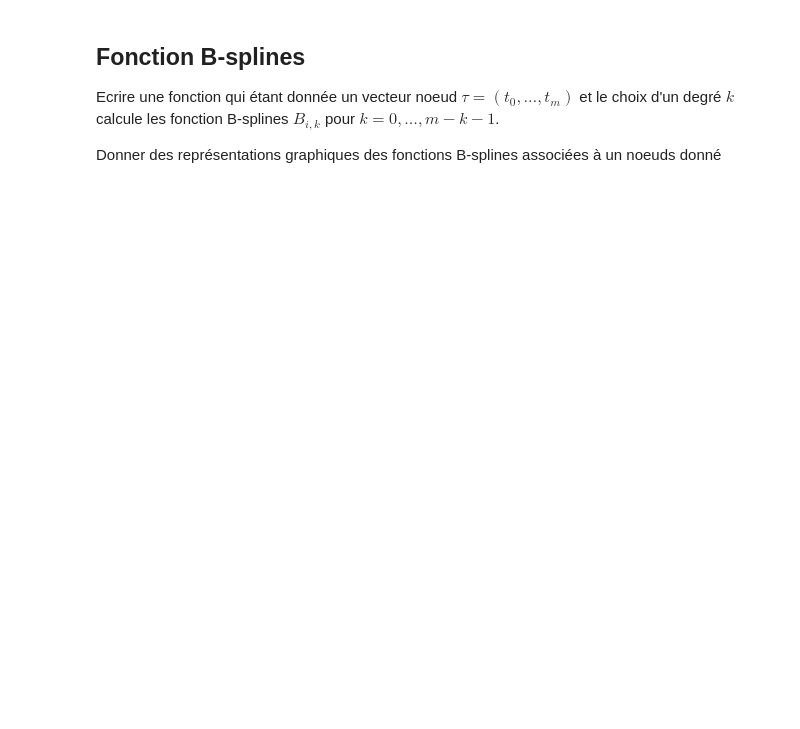
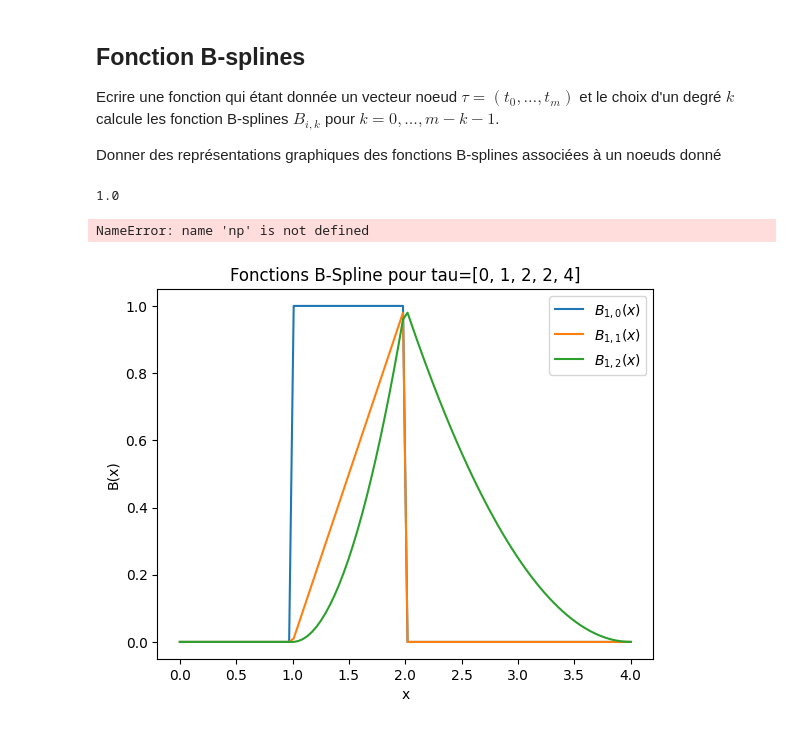
Before and after one commit to zshelali/UTBM-Math, a Jupyter notebook: IT44/TP3-Béziers-et-B-splines/Bezier.ipynb, the cells around one changed output. Saved outputs shown, nothing was run; the diff lists cells and outputs as text; code cells hidden in the pictures; blank space fills up the shorter version.

```diff
--- a/IT44/TP3-Béziers-et-B-splines/Bezier.ipynb
+++ b/IT44/TP3-Béziers-et-B-splines/Bezier.ipynb
@@ -38,3 +104,49 @@ Comparer les temps d'exécution du tracé avec la méthode de de Casteljau.
 Ecrire une fonction qui étant donnée un vecteur noeud $\tau=(t_0,\dots, t_m)$ et le choix d'un degré $k$ calcule les fonction B-splines $B_{i,k}$ pour $k=0,\dots,m-k-1$.
 
 Donner des représentations graphiques des fonctions B-splines associées à un noeuds donné
+# %%
+def w(x, i, j, tau):
+    """
+    Calcule w_i,j (x) pour le vecteur noeud `tau`
+    """
+    if tau[i] < tau[i + j]:
+        return (x - tau[i]) / (tau[i + j]-tau[i])
+    else:
+        return 0
+# %%
+def b(x, i, k, tau):
+    """
+    Calcule B_i,k (x) pour le vecteur noeud `tau`
+    """
+    if k == 0:
+        return 1 if tau[i] <= x < tau[i + 1] else 0
+    else:
+        w1 = w(x, i, k, tau)
+        w2 = 1 - w(x, i + 1, k, tau)
+        return w1 * b(x, i, k - 1, tau) + w2 * b(x, i + 1, k - 1, tau)
+# %%
+b(2, 1, 2, [0, 1, 2, 2, 4])
+# %% [output]
+1.0
+# %%
+def plot_bspline(i, k, tau):
+    x = np.linspace(tau[0], tau[-1], 100)
+
+
+    for deg in k:
+        y = [b(val, i, deg, tau) for val in x]
+        plt.plot(x, y, label=f'$B_{{{i},{deg}}}(x)$')
+
+    plt.title(f"Fonctions B-Spline pour tau={tau}")
+    plt.xlabel('x')
+    plt.ylabel('B(x)')
+    plt.legend()
+    plt.show()
+# %%
+plot_bspline(0, [0, 1, 2], [0,1,2,2,4])
+# %% [output]
+NameError: name 'np' is not defined
+# %%
+plot_bspline(1, [0, 1, 2], [0,1,2,2,4])
+# %% [output]
+[figure, added]
```
Also changed, not shown: parts of 9 cells of this notebook, 2 other files.
